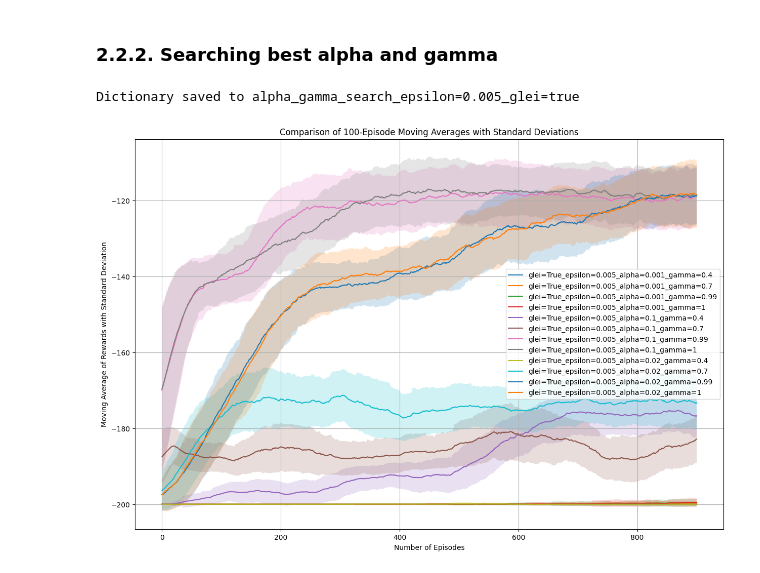
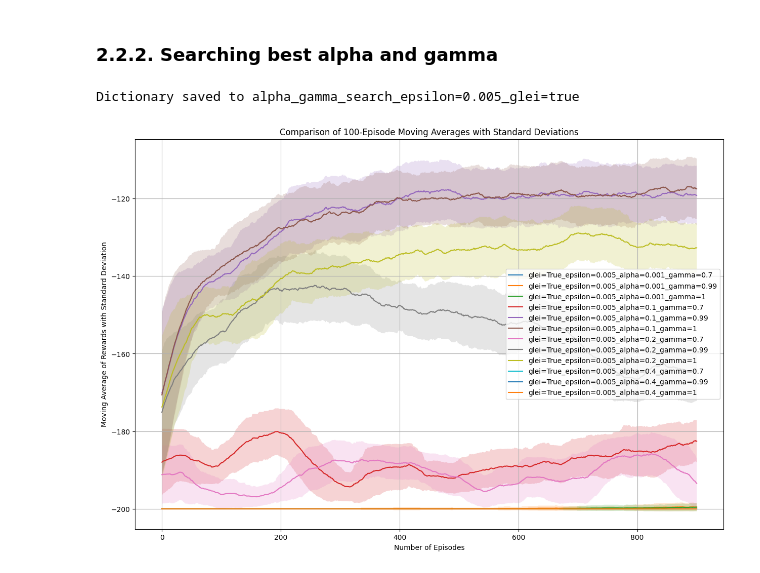
Before and after one commit to salmalys/mountain_car, a Jupyter notebook: Projet_RL.ipynb, the cells around one changed output. Cells and saved outputs as stored; diff of their text form; code cells hidden in the pictures.

Commit message:
fixing alpha gamma analyzes

```diff
--- a/Projet_RL.ipynb
+++ b/Projet_RL.ipynb
@@ -721,22 +721,22 @@ Dictionary saved to glei_vs_noglei
 # %%
 alpha_gamma_agent = SarsaAgent(
     env=gym.make("MountainCar-v0"), encode_fct=mc_tile_encoding
 )
 alpha_gamma_agent.grid_search(
-    alpha_values=[0.001, 0.1, 0.02],
-    gamma_values=[0.4, 0.7, 0.99, 1],
+    alpha_values=[0.001, 0.1, 0.2, 0.4],
+    gamma_values=[0.7, 0.99, 1],
     epsilon_values=[0.005],
     nb_episodes=1000,
     nb_iter=10,
     use_glei=True,
     verbose=False,
 )
 process_json(
     "alpha_gamma_search_epsilon=0.005_glei=true",
     "w",
     data_dict=alpha_gamma_agent.tune_historic,
 )
 plot_moving_averages(alpha_gamma_agent.tune_historic, nb_episodes=1000, window_size=100)
 # %% [output]
 Dictionary saved to alpha_gamma_search_epsilon=0.005_glei=true
-[figure, old version]
+[figure, new version]
```
Also changed, not shown: parts of 2 cells of this notebook, 1 other file.
